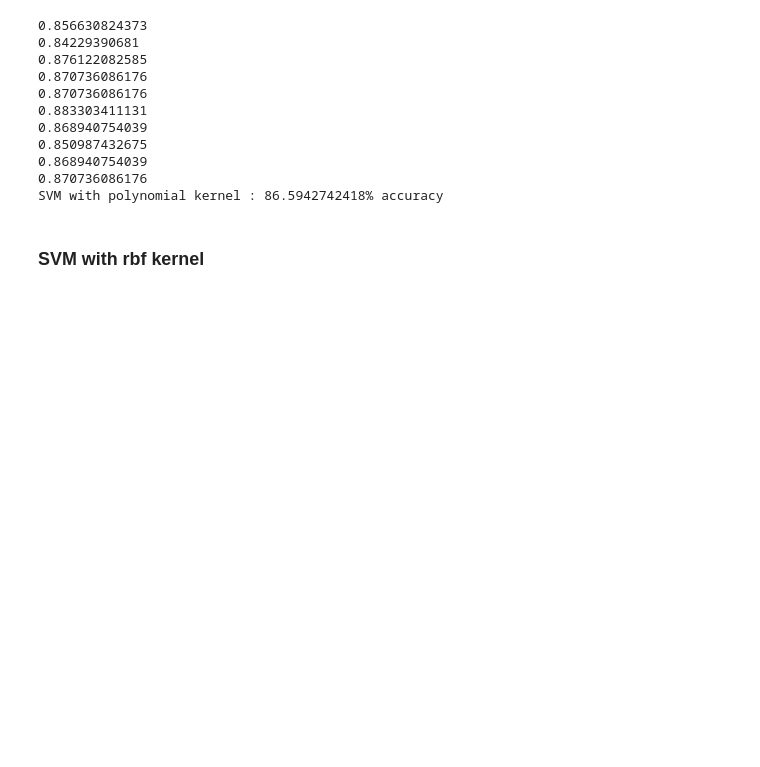
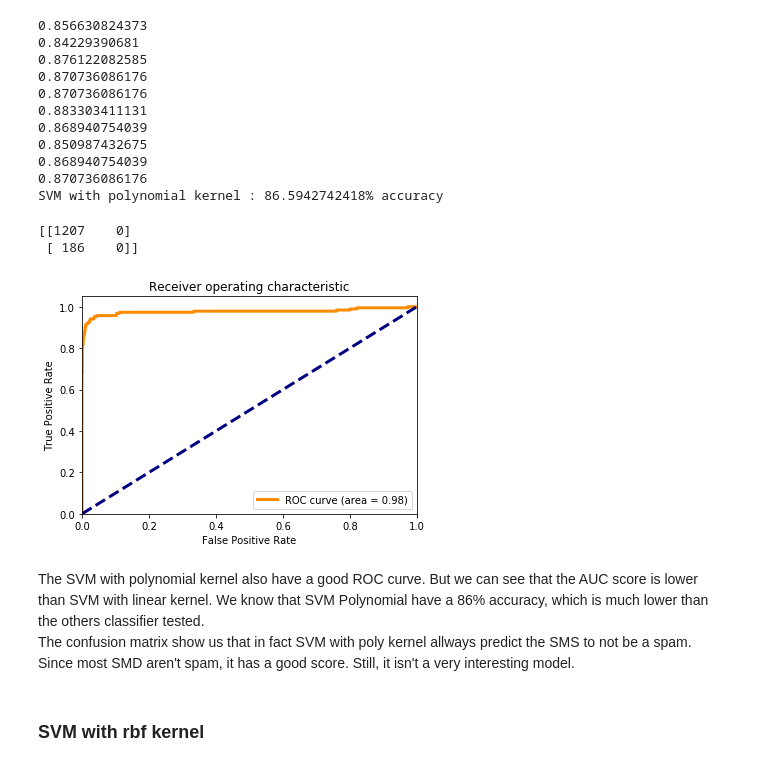
Before and after one commit to HugoJPMartin/SML, a Jupyter notebook: SMS Notebook.ipynb, the cells around one changed output. Cells and saved outputs as stored; diff of their text form; code cells hidden in the pictures; blank space fills up the shorter version.

```diff
--- a/SMS Notebook.ipynb
+++ b/SMS Notebook.ipynb
@@ -268,6 +354,46 @@ print("SVM with polynomial kernel : " + str(score_poly*100) + "% accuracy")
 0.868940754039
 0.870736086176
 SVM with polynomial kernel : 86.5942742418% accuracy
+# %%
+X_train, X_test, y_train, y_test = train_test_split(X, y, random_state=42)
+
+vect = CountVectorizer()
+X_train_vect = vect.fit_transform(X_train)
+X_test_vect = vect.transform(X_test)
+
+svm = SVC(kernel='poly', probability=True)
+
+svm.fit(X_train_vect, y_train)
+
+y_prediction_class = svm.predict(X_test_vect)
+
+preds = svm.predict_proba(X_test_vect)[:,1]
+
+cm = metrics.confusion_matrix(y_test, y_prediction_class)
+print(cm)
+
+fpr, tpr, _ = metrics.roc_curve(y_test, preds)
+roc_auc = metrics.auc(fpr, tpr)
+
+plt.figure()
+lw = 3
+plt.plot(fpr, tpr, color='darkorange', lw=lw, label='ROC curve (area = %0.2f)' % roc_auc)
+plt.plot([0, 1], [0, 1], color='navy', lw=lw, linestyle='--')
+plt.xlim([0.0, 1.0])
+plt.ylim([0.0, 1.05])
+plt.xlabel('False Positive Rate')
+plt.ylabel('True Positive Rate')
+plt.title('Receiver operating characteristic')
+plt.legend(loc="lower right")
+plt.show()
+# %% [output]
+[[1207    0]
+ [ 186    0]]
+[figure, added]
+# %% [markdown]
+The SVM with polynomial kernel also have a good ROC curve. But we can see that the AUC score is lower than SVM with linear kernel. We know that SVM Polynomial have a 86% accuracy, which is much lower than the others classifier tested.
+The confusion matrix show us that in fact SVM with poly kernel allways predict the SMS to not be a spam.
+Since most SMD aren't spam, it has a good score. Still, it isn't a very interesting model.
 # %% [markdown]
 ### SVM with rbf kernel
 # %%
```
Also changed, not shown: parts of 10 cells of this notebook.
